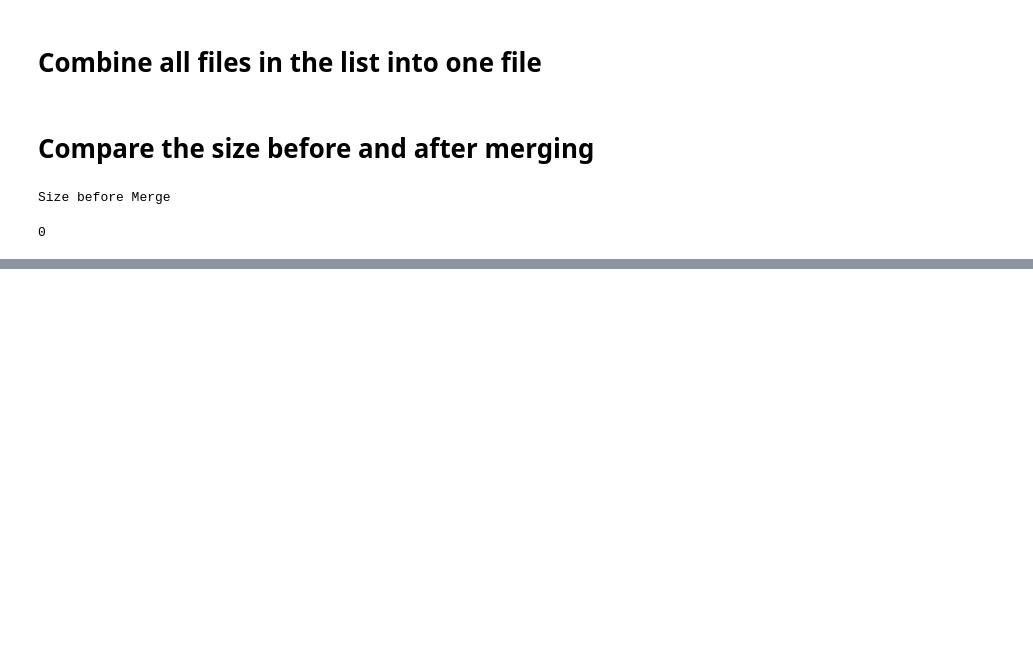
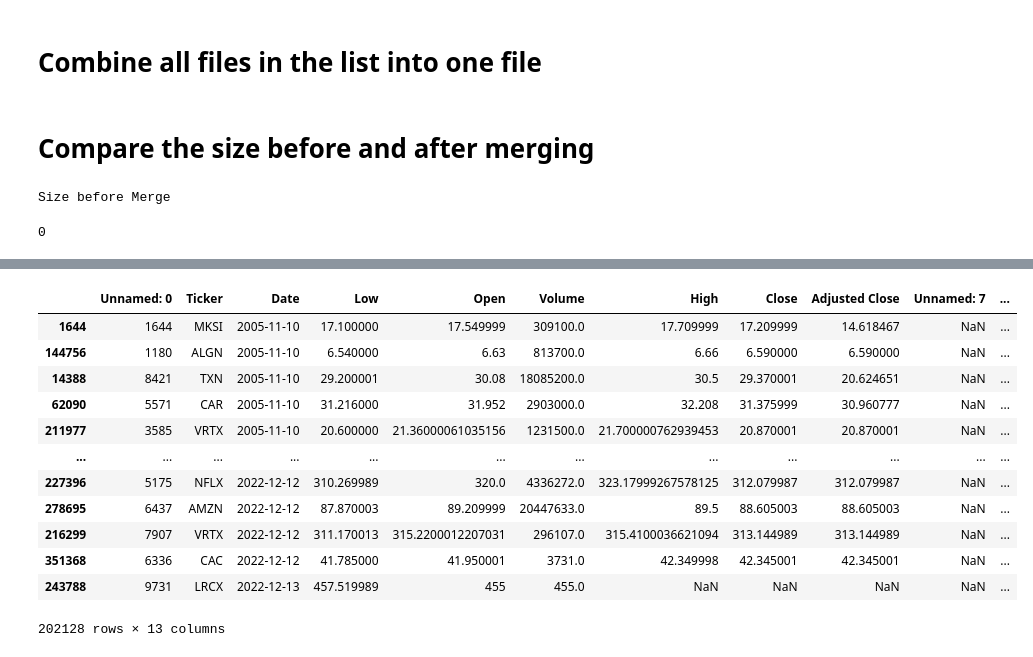
Before and after one commit to sayedmcmaster/stock-price-prediction-using-graph-convolutional-neural-networks, a Jupyter notebook: merge-only-matching-csv-files-with-python.ipynb, the cells around one changed output, grey strips where cells are left out. Saved outputs shown, nothing was run; the diff lists cells and outputs as text; code cells hidden in the pictures; blank space fills up the shorter version.

Commit message:
Add files via upload
Important code files are uploaded

```diff
--- a/merge-only-matching-csv-files-with-python.ipynb
+++ b/merge-only-matching-csv-files-with-python.ipynb
@@ -23,7 +23,7 @@ stocks_in_graph_data = ['AAL',
   'BIIB',
   'CAC',
   'CAR',
-  'CBOE',
+  #'CBOE',
   'CCRN',
   'CDNS',
   'CHKP',
@@ -34,9 +34,9 @@ stocks_in_graph_data = ['AAL',
   'EQIX',
   'EXAS',
   'FFIV',
-  'FREE',
+  #'FREE',
   'FUND',
-  'III',
+  #'III',
   'INTC',
   'IRBT',
   'ISRG',
@@ -54,7 +54,7 @@ stocks_in_graph_data = ['AAL',
   'REGN',
   'ROST',
   'RRGB',
-  'RVNC',
+  #'RVNC',
   'SBUX',
   'SEAC',
   'SGEN',
@@ -202,0 +206,23 @@ df.T
+# %%
+# find dates of the stock prices
+import datetime
+
+min_date_to_work_with = datetime.date(1900,1,1);
+
+for f in list_of_files_to_process:
+    f = f + ".csv";
+
+    file_exists = exists(modified + f)
+    if file_exists:
+
+        df_s = pd.read_csv(modified + f, parse_dates=['Date'], dayfirst=True)
+        #pd.to_datetime(df_s.day, dayfirst=True)
+        #df_s["Date"] = df_s["Date"].astype('datetime64[ns]');
+
+        min_ticker = min(df_s['Date'])
+        #min_date = s.split("-");
+        #min_ticker = datetime.date(int(min_date[2]), int(min_date[1]), int(min_date[0]));
+        #print(min_ticker, min_date_to_work_with)
+        if (pd.Timestamp(min_ticker) > pd.Timestamp(min_date_to_work_with)):
+            min_date_to_work_with = min_ticker
+            print(f, min_date_to_work_with);
@@ -202,0 +290,17 @@ df.T
+# %%
+df = df[ df['Date'] >= min_date_to_work_with ]
+df
+# %% [output]
+|  | Unnamed: 0 | Ticker | Date | Low | Open | Volume | High | Close | Adjusted Close | Unnamed: 7 | ... |
+| 1644 | 1644 | MKSI | 2005-11-10 | 17.100000 | 17.549999 | 309100.0 | 17.709999 | 17.209999 | 14.618467 | NaN | ... |
+| 144756 | 1180 | ALGN | 2005-11-10 | 6.540000 | 6.63 | 813700.0 | 6.66 | 6.590000 | 6.590000 | NaN | ... |
+| 14388 | 8421 | TXN | 2005-11-10 | 29.200001 | 30.08 | 18085200.0 | 30.5 | 29.370001 | 20.624651 | NaN | ... |
+| 62090 | 5571 | CAR | 2005-11-10 | 31.216000 | 31.952 | 2903000.0 | 32.208 | 31.375999 | 30.960777 | NaN | ... |
+| 211977 | 3585 | VRTX | 2005-11-10 | 20.600000 | 21.36000061035156 | 1231500.0 | 21.700000762939453 | 20.870001 | 20.870001 | NaN | ... |
+| ... | ... | ... | ... | ... | ... | ... | ... | ... | ... | ... | ... |
+| 227396 | 5175 | NFLX | 2022-12-12 | 310.269989 | 320.0 | 4336272.0 | 323.17999267578125 | 312.079987 | 312.079987 | NaN | ... |
+| 278695 | 6437 | AMZN | 2022-12-12 | 87.870003 | 89.209999 | 20447633.0 | 89.5 | 88.605003 | 88.605003 | NaN | ... |
+| 216299 | 7907 | VRTX | 2022-12-12 | 311.170013 | 315.2200012207031 | 296107.0 | 315.4100036621094 | 313.144989 | 313.144989 | NaN | ... |
+| 351368 | 6336 | CAC | 2022-12-12 | 41.785000 | 41.950001 | 3731.0 | 42.349998 | 42.345001 | 42.345001 | NaN | ... |
+| 243788 | 9731 | LRCX | 2022-12-13 | 457.519989 | 455 | 455.0 | NaN | NaN | NaN | NaN | ... |
+202128 rows × 13 columns
```
Also changed, not shown: parts of 11 cells of this notebook, 4 other files.
